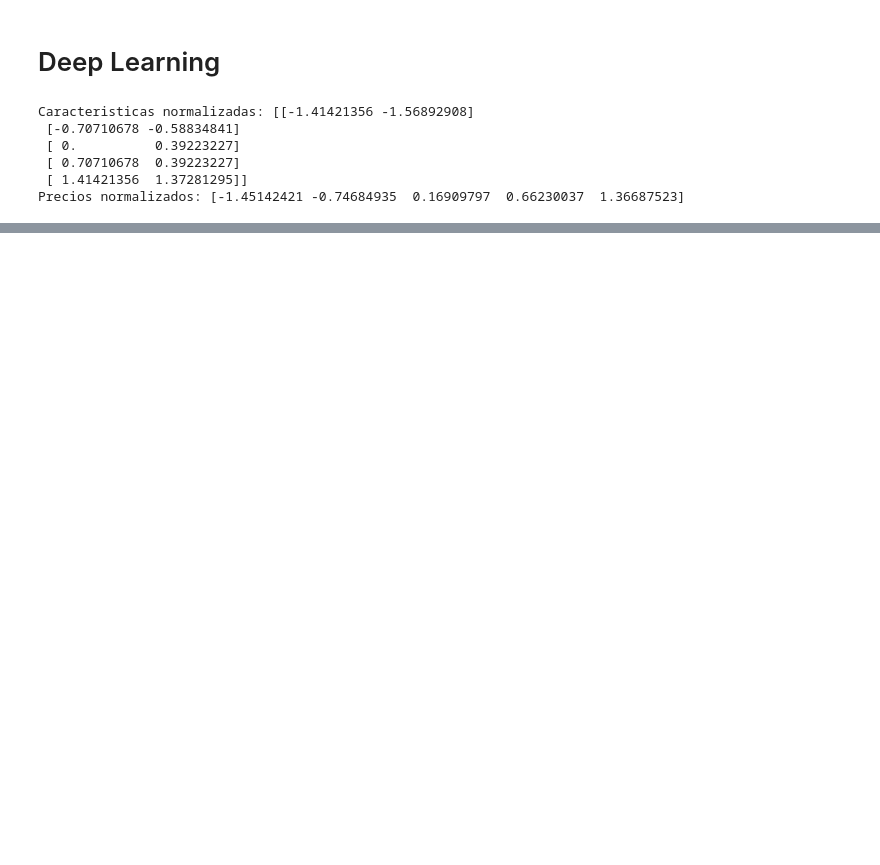
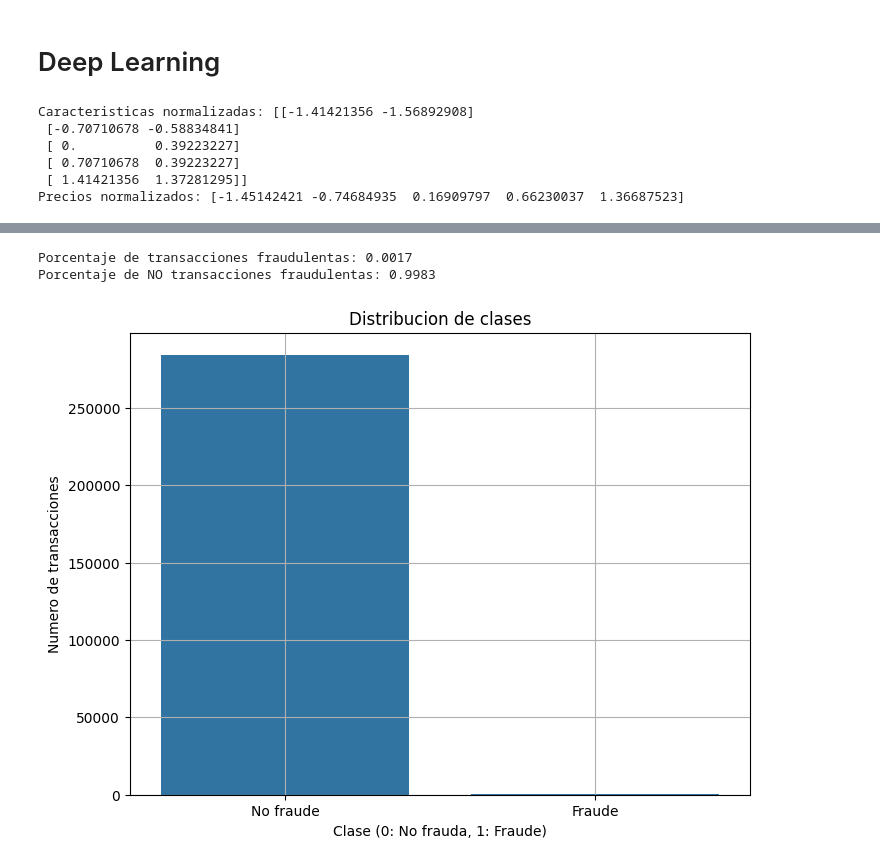
Before and after one commit to MattZG/Portafolio, a Jupyter notebook: Modulo_8.ipynb, the cells around one changed output, grey strips where cells are left out. Drawn from its saved outputs; the diff is of its cells as text; code cells hidden in the pictures; blank space fills up the shorter version.

```diff
--- a/Modulo_8.ipynb
+++ b/Modulo_8.ipynb
@@ -103,0 +129,7 @@ plt.show()
+# %%
+import kagglehub
+
+# Download latest version
+path = kagglehub.dataset_download("mlg-ulb/creditcardfraud")
+
+print("Path to dataset files:", path)
@@ -103,0 +138,10 @@ plt.show()
+# %%
+import os
+import pandas as pd
+
+os.listdir(path)
+
+dataset_path = os.path.join(path, 'creditcard.csv')
+df = pd.read_csv(dataset_path)
+
+df.head()
@@ -103,0 +205,30 @@ plt.show()
+# %%
+total_transacciones = len(df)
+porc_fraude = (class_count[1] / total_transacciones)
+porc_no_fraude = (class_count[0] / total_transacciones)
+
+print(f'Porcentaje de transacciones fraudulentas: {porc_fraude:.4f}')
+print(f'Porcentaje de NO transacciones fraudulentas: {porc_no_fraude:.4f}')
+# %% [output]
+Porcentaje de transacciones fraudulentas: 0.0017
+Porcentaje de NO transacciones fraudulentas: 0.9983
+# %%
+import matplotlib.pyplot as plt
+import seaborn as sns
+from sklearn.model_selection import train_test_split
+from sklearn.preprocessing import StandardScaler
+from sklearn.metrics import confusion_matrix, accuracy_score, recall_score, precision_score, f1_score, classification_report
+from tensorflow.keras.models import Sequential
+from tensorflow.keras.layers import Dense, Dropout
+from tensorflow.keras.callbacks import EarlyStopping
+
+plt.figure(figsize = (8, 6))
+sns.countplot(data= df, x = 'Class')
+plt.title('Distribucion de clases')
+plt.xlabel('Clase (0: No frauda, 1: Fraude)')
+plt.ylabel('Numero de transacciones')
+plt.xticks([0, 1], ['No fraude', 'Fraude'])
+plt.grid()
+plt.show()
+# %% [output]
+[figure, added]
```
Also changed, not shown: parts of 16 cells of this notebook.
